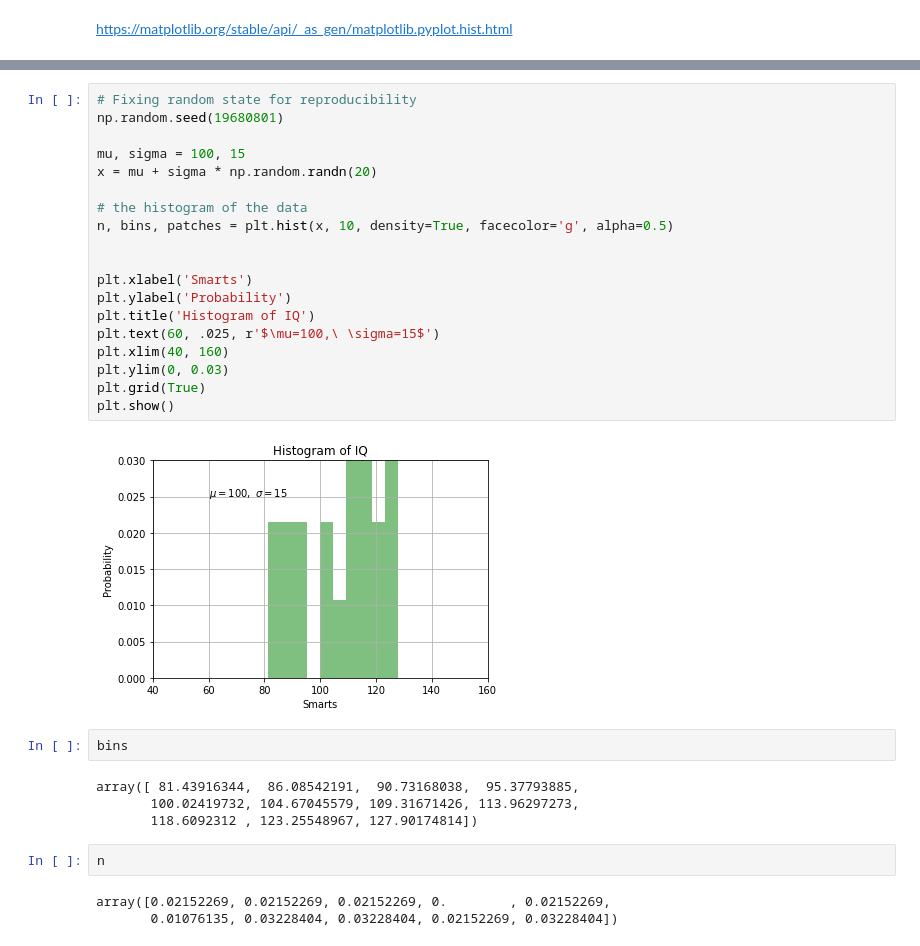
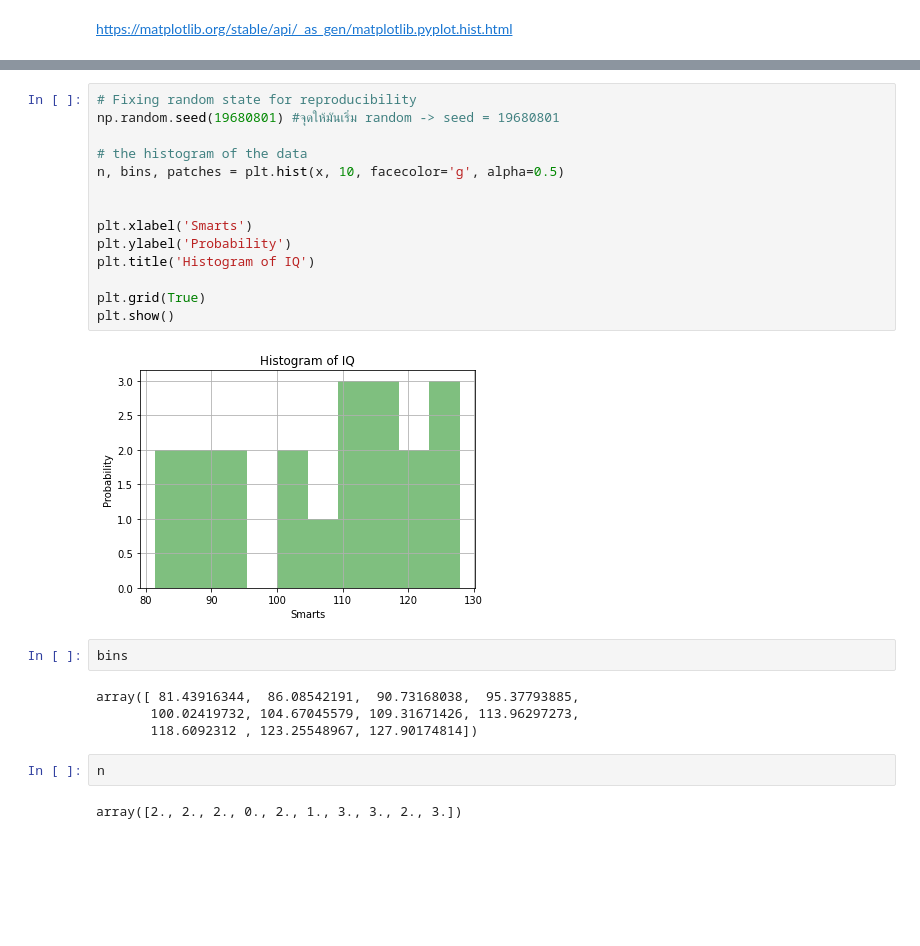
Before and after one commit to Jittiya/DWDM21, a Jupyter notebook: Data_Visualizetion.ipynb, the cells around one changed output, grey strips where cells are left out. Cells and saved outputs as stored; diff of their text form; blank space fills up the shorter version.

Commit message:
จบ visualization

```diff
--- a/Data_Visualizetion.ipynb
+++ b/Data_Visualizetion.ipynb
@@ -295,24 +295,19 @@ array([109.91847439,  91.95447299,  92.77083436, 104.69085344,
 # %%
 # Fixing random state for reproducibility
-np.random.seed(19680801)
-
-mu, sigma = 100, 15
-x = mu + sigma * np.random.randn(20)
+np.random.seed(19680801) #จุดให้มันเริ่ม random -> seed = 19680801
 
 # the histogram of the data
-n, bins, patches = plt.hist(x, 10, density=True, facecolor='g', alpha=0.5)
+n, bins, patches = plt.hist(x, 10, facecolor='g', alpha=0.5)
 
 
 plt.xlabel('Smarts')
 plt.ylabel('Probability')
 plt.title('Histogram of IQ')
-plt.text(60, .025, r'$\mu=100,\ \sigma=15$')
-plt.xlim(40, 160)
-plt.ylim(0, 0.03)
+
 plt.grid(True)
 plt.show()
 # %% [output]
-[figure, old version]
+[figure, new version]
 # %%
 bins
 # %% [output]
@@ -322,5 +317,4 @@ array([ 81.43916344,  86.08542191,  90.73168038,  95.37793885,
 # %%
 n
 # %% [output]
-array([0.02152269, 0.02152269, 0.02152269, 0.        , 0.02152269,
-       0.01076135, 0.03228404, 0.03228404, 0.02152269, 0.03228404])
+array([2., 2., 2., 0., 2., 1., 3., 3., 2., 3.])
```
Also changed, not shown: parts of 1 cell of this notebook.
